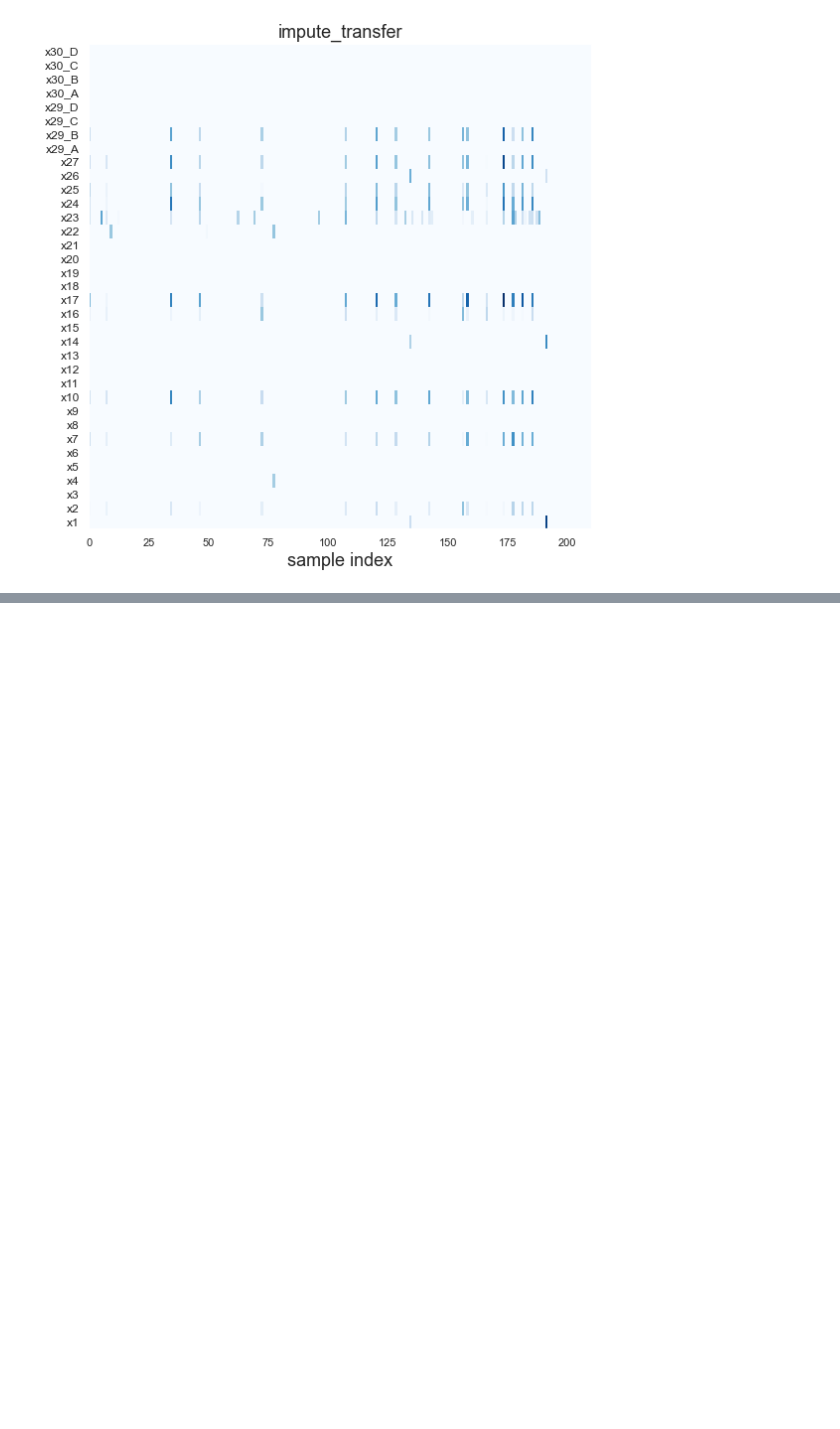
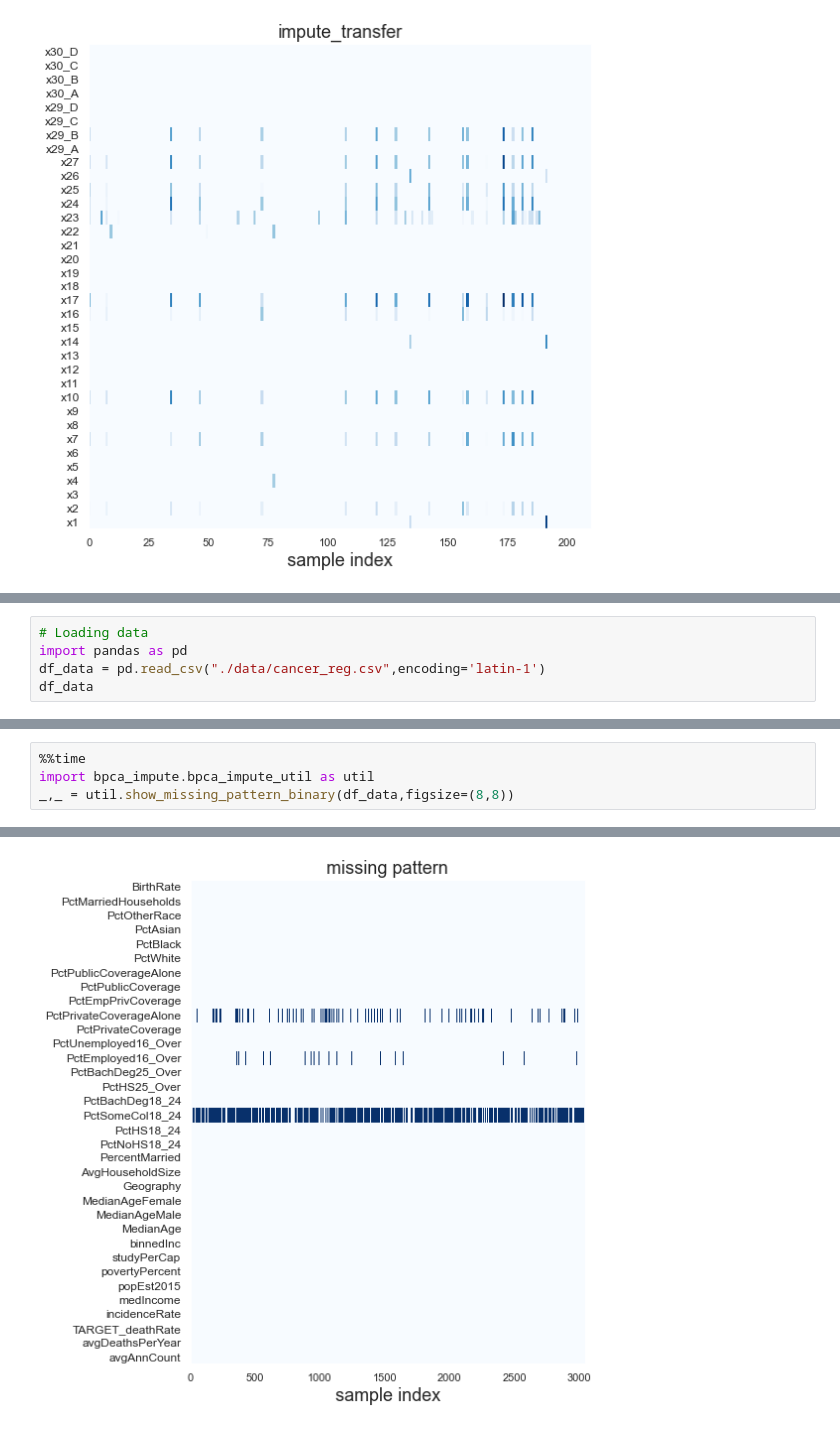
Before and after one commit to Idesan/bpca, a Jupyter notebook: bmpca_impute.ipynb, the cells around one changed output, grey strips where cells are left out. Saved outputs shown, nothing was run; the diff lists cells and outputs as text; blank space fills up the shorter version.

```diff
--- a/bmpca_impute.ipynb
+++ b/bmpca_impute.ipynb
@@ -416,0 +420,5 @@ util.show_missing_pattern(df_filled,mask, title_string='impute_transfer')
+# %%
+# Loading data
+import pandas as pd
+df_data = pd.read_csv("./data/cancer_reg.csv",encoding='latin-1')
+df_data
@@ -416,0 +467,5 @@ util.show_missing_pattern(df_filled,mask, title_string='impute_transfer')
+# %%
+%%time
+import bpca_impute.bpca_impute_util as util
+_,_ = util.show_missing_pattern_binary(df_data,figsize=(8,8))
+# %% [output]
@@ -416,0 +473 @@ util.show_missing_pattern(df_filled,mask, title_string='impute_transfer')
+[figure, added]
```
Also changed, not shown: parts of 26 cells of this notebook.
